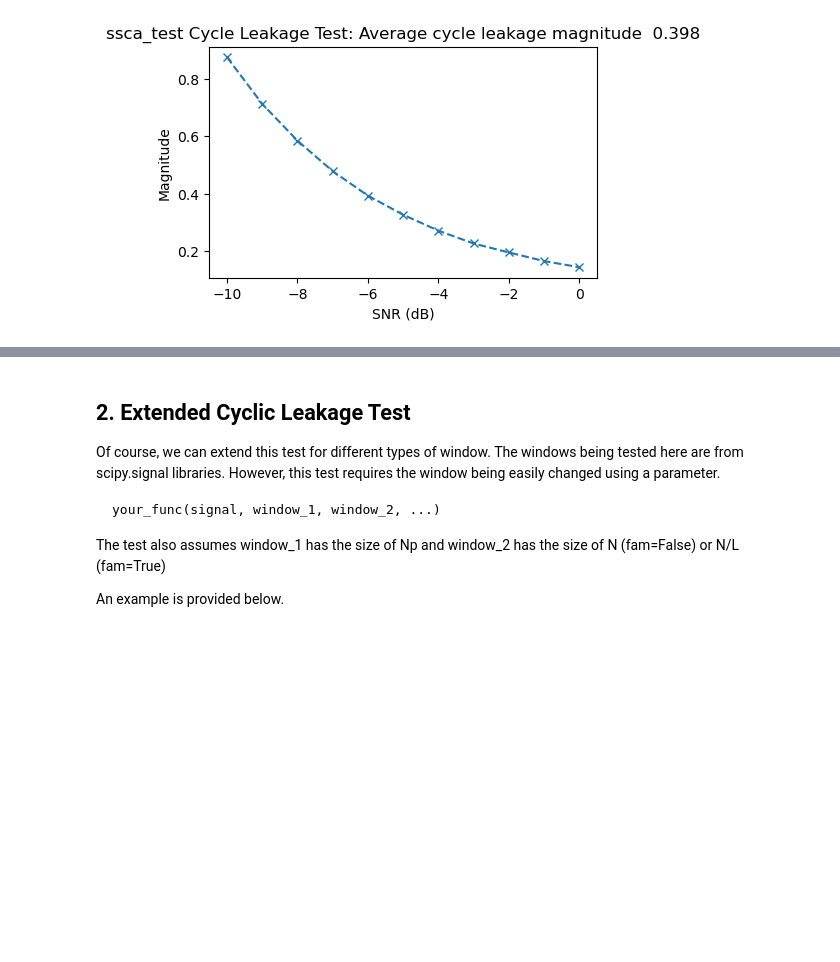
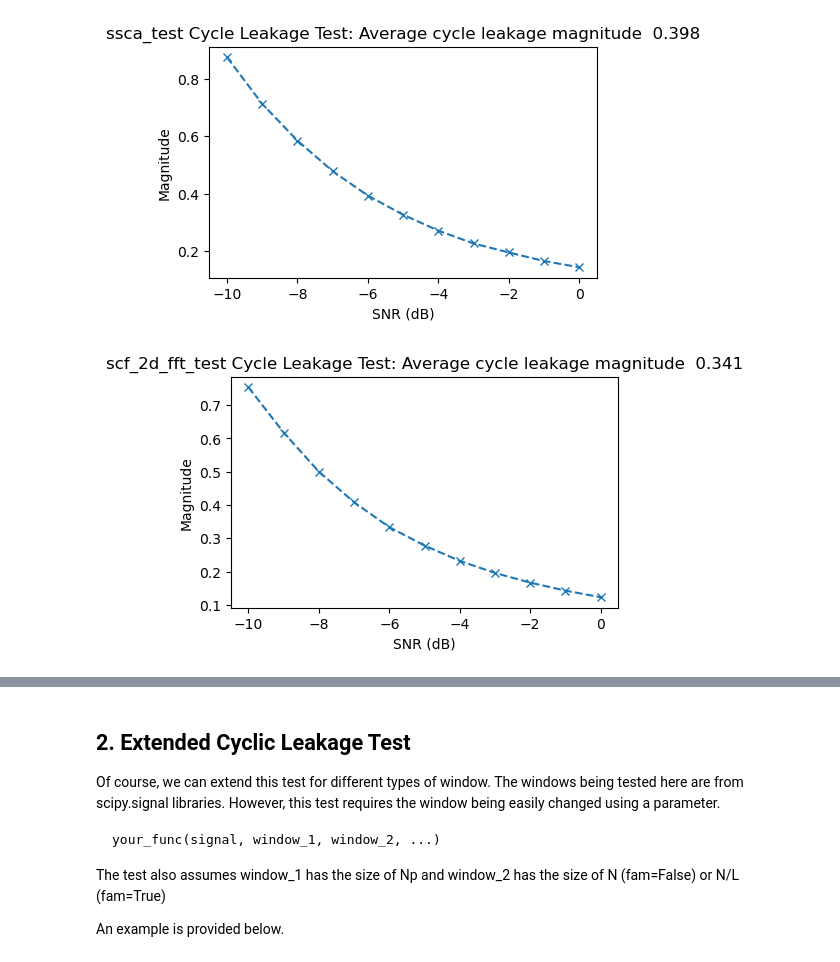
Before and after one commit to SuperStupidness/Spectral_Correlation_Estimation_Test, a Jupyter notebook: cycle_leakage_test_example.ipynb, the cells around one changed output, grey strips where cells are left out. Cells and saved outputs as stored; diff of their text form; code cells hidden in the pictures; blank space fills up the shorter version.

```diff
--- a/cycle_leakage_test_example.ipynb
+++ b/cycle_leakage_test_example.ipynb
@@ -39,3 +40,7 @@ fam_result = test.window_test(fam, snr=np.arange(-10, 1), name="fam_test", fam=T
 ssca_result = test.window_test(ssca, snr=np.arange(-10, 1), name="ssca_test", fam=False)
 # %% [output]
 [figure]
+# %%
+scf_2d_fft_result = test.window_test(scf_2d_fft_wrapper, snr=np.arange(-10, 1), name="scf_2d_fft_test", fam=False)
+# %% [output]
+[figure, added]
```
Also changed, not shown: parts of 7 cells of this notebook, 8 other files.
